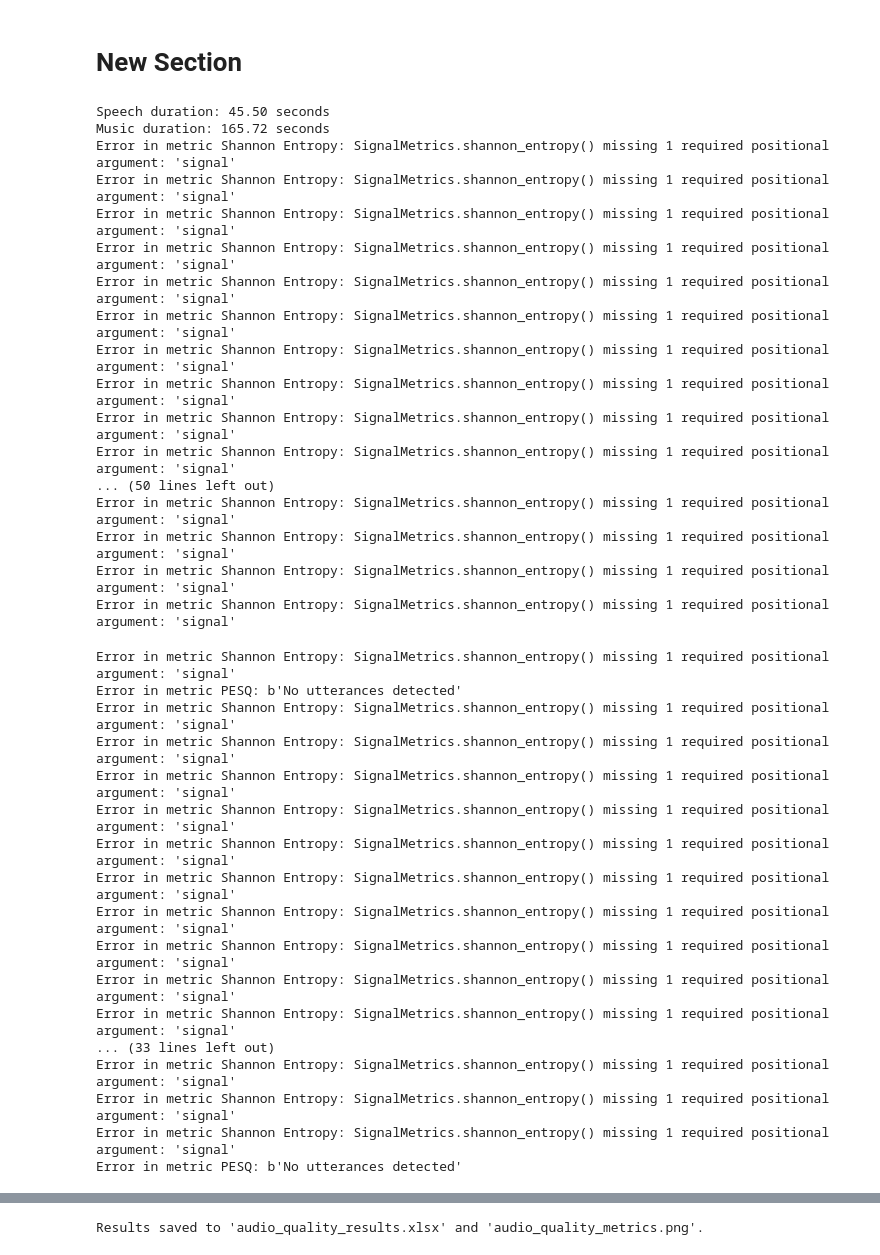
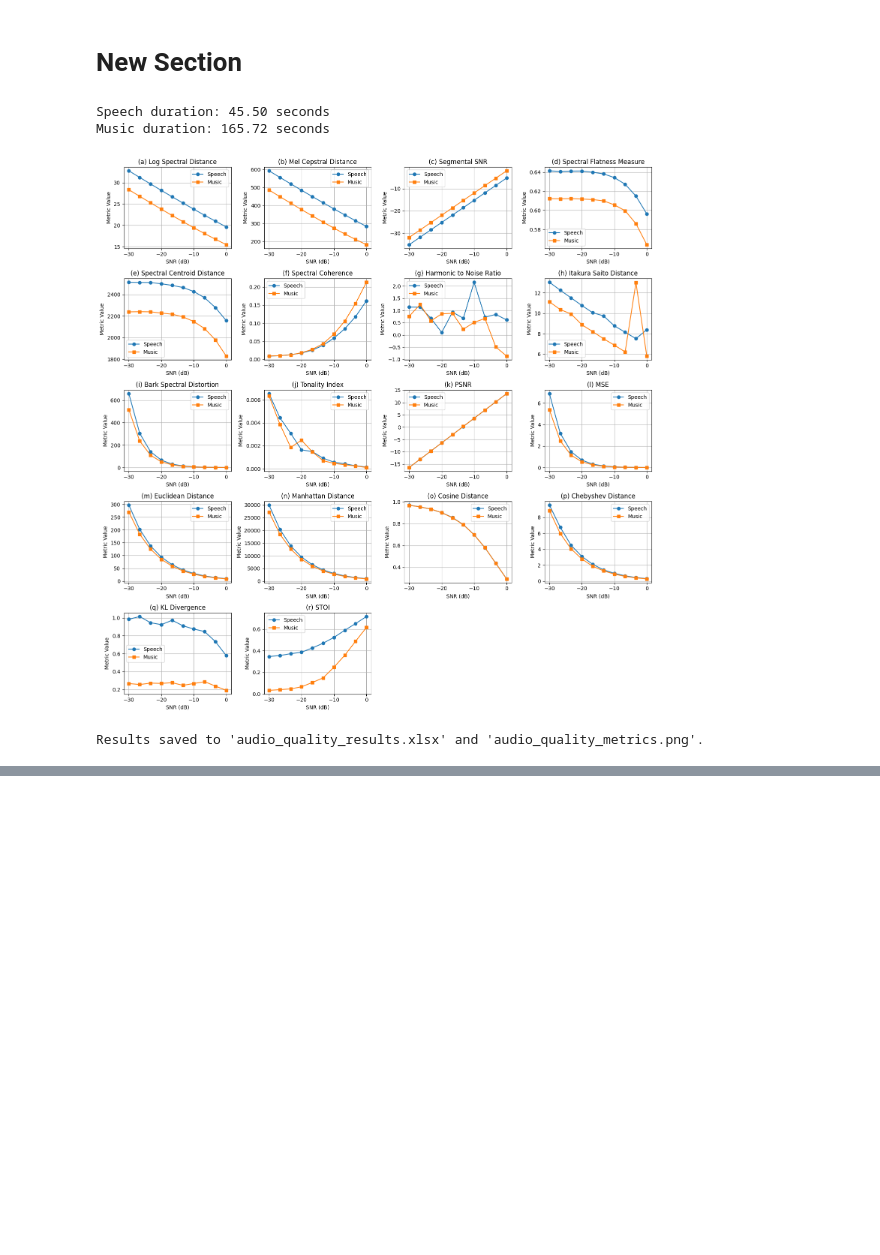
Before and after one commit to DrAhmedOmara/DrAhmedOmara, a Jupyter notebook: audio_1001.ipynb, the cells around one changed output, grey strips where cells are left out. Drawn from its saved outputs; the diff is of its cells as text; code cells hidden in the pictures; blank space fills up the shorter version.

```diff
--- a/audio_1001.ipynb
+++ b/audio_1001.ipynb
@@ -180,9 +180,9 @@ class SignalMetrics:
             'Manhattan Distance': self.manhattan_distance(),
             'Cosine Distance': self.cosine_distance(),
             'Chebyshev Distance': self.chebyshev_distance(),
-            'Shannon Entropy': self.shannon_entropy(self.processed),
+            #'Shannon Entropy': self.shannon_entropy(self.processed),
             'KL Divergence': self.kl_divergence(),
-            'PESQ': self.pesq(),
+            #'PESQ': self.pesq(),
             'STOI': self.stoi()
         }
 
@@ -258,7 +258,7 @@ for snr in snr_levels:
                 speech_value = getattr(speech_metrics, metric.lower().replace(" ", "_"))()
                 music_value = getattr(music_metrics, metric.lower().replace(" ", "_"))()
             except Exception as e:
-                print(f"Error in metric {metric}: {e}")
+                #print(f"Error in metric {metric}: {e}")
                 speech_value, music_value = np.nan, np.nan  # Store NaN if error occurs
 
             elapsed_time = time.time() - start_time
@@ -273,67 +273,44 @@ for snr in snr_levels:
         music_results[metric].append(music_avg_metrics[metric])
         time_consumption[metric].append(time_avg_metrics[metric])
 
-# Plot results
-fig, axes = plt.subplots(nrows=5, ncols=4, figsize=(15, 15))
+# Plot results (Only create necessary subplots)
+num_metrics = len(metric_names)
+rows = (num_metrics // 4) + (1 if num_metrics % 4 else 0)  # Calculate required rows
+fig, axes = plt.subplots(nrows=rows, ncols=4, figsize=(15, rows * 3))
 axes = axes.flatten()
 
 for i, metric in enumerate(metric_names):
     ax = axes[i]
     ax.plot(snr_levels, speech_results[metric], marker='o', label='Speech')
     ax.plot(snr_levels, music_results[metric], marker='s', label='Music')
     ax.set_title(f"({chr(97 + i)}) {metric}")
     ax.set_xlabel("SNR (dB)")
     ax.set_ylabel("Metric Value")
     ax.legend()
     ax.grid(True)
 
+# Hide any unused subplots
+for j in range(i + 1, len(axes)):
+    fig.delaxes(axes[j])
+
 plt.tight_layout()
 plt.savefig("audio_quality_metrics.png")
 plt.show()
+
 
 # Export results to Excel
 df_speech = pd.DataFrame(speech_results, index=snr_levels)
 df_music = pd.DataFrame(music_results, index=snr_levels)
 df_time = pd.DataFrame(time_consumption, index=snr_levels)
 
 with pd.ExcelWriter("audio_quality_results.xlsx") as writer:
     df_speech.to_excel(writer, sheet_name="Speech Metrics")
     df_music.to_excel(writer, sheet_name="Music Metrics")
     df_time.to_excel(writer, sheet_name="Time Consumption")
 
 print("Results saved to 'audio_quality_results.xlsx' and 'audio_quality_metrics.png'.")
 # %% [output]
 Speech duration: 45.50 seconds
 Music duration: 165.72 seconds
-Error in metric Shannon Entropy: SignalMetrics.shannon_entropy() missing 1 required positional argument: 'signal'
-Error in metric Shannon Entropy: SignalMetrics.shannon_entropy() missing 1 required positional argument: 'signal'
-Error in metric Shannon Entropy: SignalMetrics.shannon_entropy() missing 1 required positional argument: 'signal'
-Error in metric Shannon Entropy: SignalMetrics.shannon_entropy() missing 1 required positional argument: 'signal'
-Error in metric Shannon Entropy: SignalMetrics.shannon_entropy() missing 1 required positional argument: 'signal'
-Error in metric Shannon Entropy: SignalMetrics.shannon_entropy() missing 1 required positional argument: 'signal'
-Error in metric Shannon Entropy: SignalMetrics.shannon_entropy() missing 1 required positional argument: 'signal'
-Error in metric Shannon Entropy: SignalMetrics.shannon_entropy() missing 1 required positional argument: 'signal'
-Error in metric Shannon Entropy: SignalMetrics.shannon_entropy() missing 1 required positional argument: 'signal'
-Error in metric Shannon Entropy: SignalMetrics.shannon_entropy() missing 1 required positional argument: 'signal'
-... (50 lines left out)
-Error in metric Shannon Entropy: SignalMetrics.shannon_entropy() missing 1 required positional argument: 'signal'
-Error in metric Shannon Entropy: SignalMetrics.shannon_entropy() missing 1 required positional argument: 'signal'
-Error in metric Shannon Entropy: SignalMetrics.shannon_entropy() missing 1 required positional argument: 'signal'
-Error in metric Shannon Entropy: SignalMetrics.shannon_entropy() missing 1 required positional argument: 'signal'
+[figure, new version]
-Error in metric Shannon Entropy: SignalMetrics.shannon_entropy() missing 1 required positional argument: 'signal'
-Error in metric PESQ: b'No utterances detected'
-Error in metric Shannon Entropy: SignalMetrics.shannon_entropy() missing 1 required positional argument: 'signal'
-Error in metric Shannon Entropy: SignalMetrics.shannon_entropy() missing 1 required positional argument: 'signal'
-Error in metric Shannon Entropy: SignalMetrics.shannon_entropy() missing 1 required positional argument: 'signal'
-Error in metric Shannon Entropy: SignalMetrics.shannon_entropy() missing 1 required positional argument: 'signal'
-Error in metric Shannon Entropy: SignalMetrics.shannon_entropy() missing 1 required positional argument: 'signal'
-Error in metric Shannon Entropy: SignalMetrics.shannon_entropy() missing 1 required positional argument: 'signal'
-Error in metric Shannon Entropy: SignalMetrics.shannon_entropy() missing 1 required positional argument: 'signal'
-Error in metric Shannon Entropy: SignalMetrics.shannon_entropy() missing 1 required positional argument: 'signal'
-Error in metric Shannon Entropy: SignalMetrics.shannon_entropy() missing 1 required positional argument: 'signal'
-Error in metric Shannon Entropy: SignalMetrics.shannon_entropy() missing 1 required positional argument: 'signal'
-... (33 lines left out)
-Error in metric Shannon Entropy: SignalMetrics.shannon_entropy() missing 1 required positional argument: 'signal'
-Error in metric Shannon Entropy: SignalMetrics.shannon_entropy() missing 1 required positional argument: 'signal'
-Error in metric Shannon Entropy: SignalMetrics.shannon_entropy() missing 1 required positional argument: 'signal'
-Error in metric PESQ: b'No utterances detected'
+Results saved to 'audio_quality_results.xlsx' and 'audio_quality_metrics.png'.
@@ -477 +316,0 @@ Error in metric Shannon Entropy: SignalMetrics.shannon_entropy() missing 1 requi
-Results saved to 'audio_quality_results.xlsx' and 'audio_quality_metrics.png'.
```
Also changed, not shown: parts of 3 cells of this notebook.
